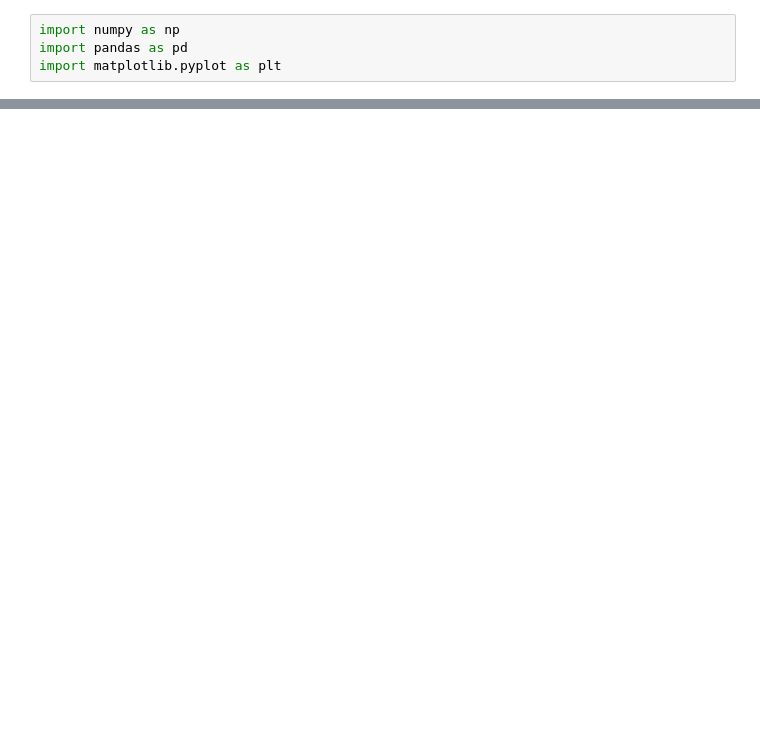
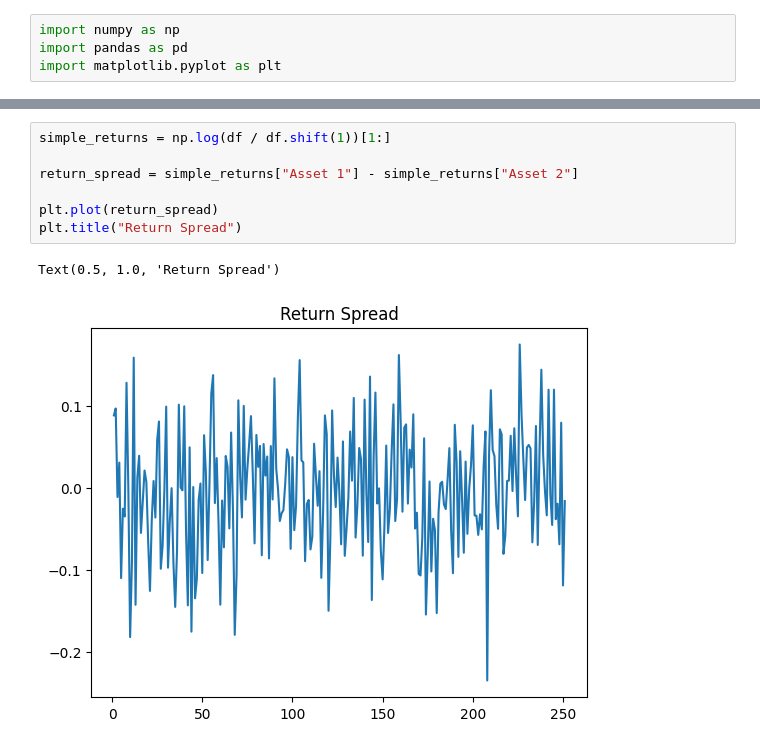
Before and after one commit to dradoncic/crypto_analysis, a Jupyter notebook: src/cycle_analysis.ipynb, the cells around one changed output, grey strips where cells are left out. Saved outputs shown, nothing was run; the diff lists cells and outputs as text; blank space fills up the shorter version.

```diff
--- a/src/cycle_analysis.ipynb
+++ b/src/cycle_analysis.ipynb
@@ -24 +32,11 @@ df
+# %%
+simple_returns = np.log(df / df.shift(1))[1:]
+
+return_spread = simple_returns["Asset 1"] - simple_returns["Asset 2"]
+
+plt.plot(return_spread)
+plt.title("Return Spread")
+# %% [output]
+Text(0.5, 1.0, 'Return Spread')
+[figure, added]
 # %%
```
Also changed, not shown: parts of 11 cells of this notebook, 5 other files.
